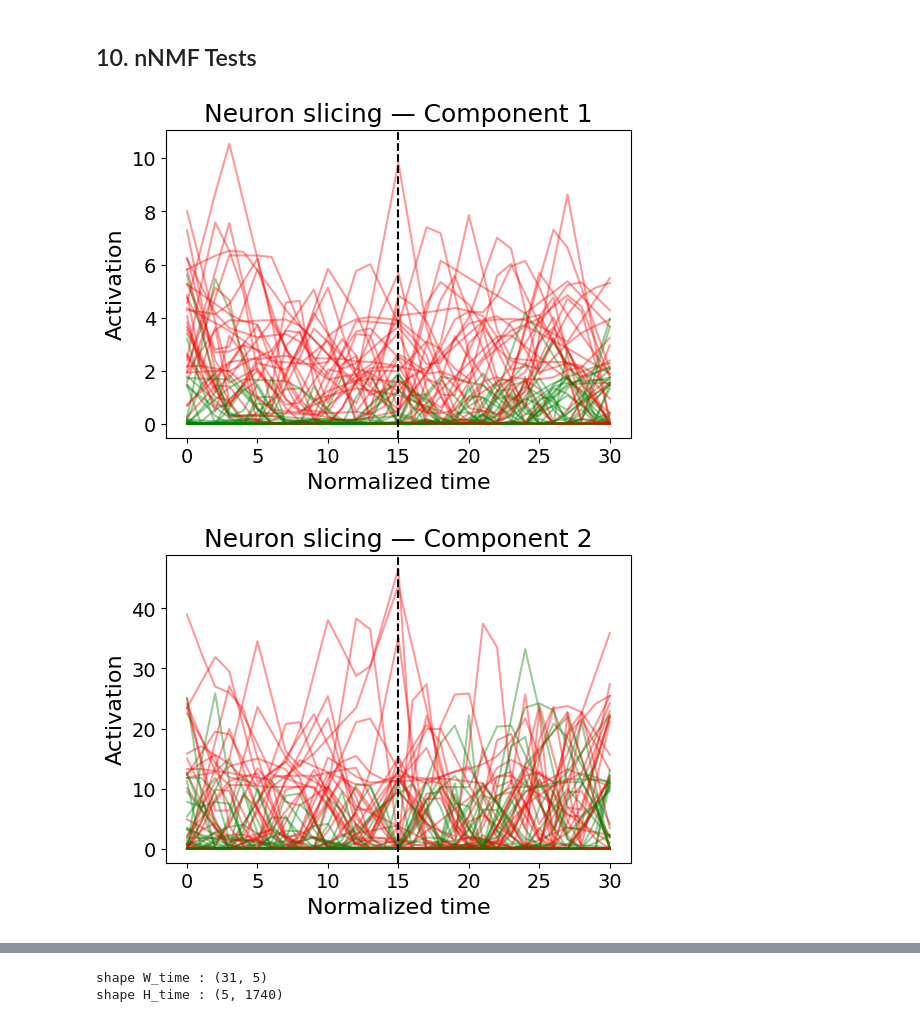
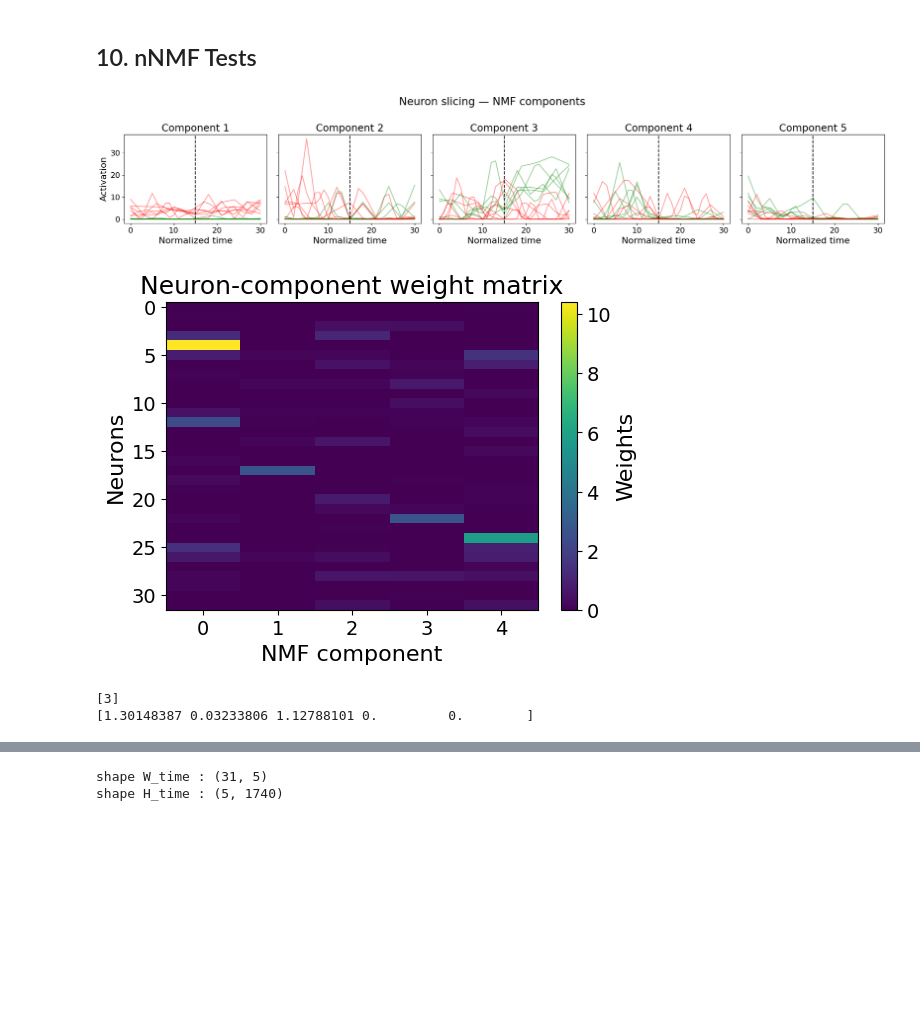
Before and after one commit to Clairaxe/Stage, a Jupyter notebook: projet/main/3_TimeWarp.ipynb, the cells around one changed output, grey strips where cells are left out. Cells and saved outputs as stored; diff of their text form; code cells hidden in the pictures; blank space fills up the shorter version.

```diff
--- a/projet/main/3_TimeWarp.ipynb
+++ b/projet/main/3_TimeWarp.ipynb
@@ -908,7 +908,7 @@ def run_nmf(M, n_components=5, seed=0, max_iter=1000):
 # %%
 X, info = build_warped_lap_tensor(
     data_11,
-    session="run", # "run" ou "prerun" ou "postrun"
+    session="postrun", # "run" ou "prerun" ou "postrun"
     dt_ms=50,
     use_regions="HPC", # "HB" ou "BLA" ou "HPC"
     excit_only=True,
@@ -924,16 +924,30 @@ K = H_neuron.shape[0]
 N, T, L = X.shape
 H_neuron_tensor = H_neuron.reshape(K, T, L)
 
-for k in range(K):
-    plt.figure(figsize=(6, 4))
+fig, axes = plt.subplots(1, K, figsize=(4*K, 4), sharey=True)
+
+for k, ax in enumerate(axes):
+
     for l in range(L):
         col = "red" if info["lap_labels"][l] else "green"
-        plt.plot(H_neuron_tensor[k, :, l], color=col, alpha=0.4)
-    plt.axvline(T // 2, color="black", linestyle="--")
-    plt.title(f"Neuron slicing — Component {k+1}")
-    plt.xlabel("Normalized time")
-    plt.ylabel("Activation")
-    plt.show()
+
+        ax.plot(
+            H_neuron_tensor[k, :, l],
+            color=col,
+            alpha=0.4
+        )
+
+    ax.axvline(T // 2, color="black", linestyle="--")
+
+    ax.set_title(f"Component {k+1}")
+    ax.set_xlabel("Normalized time")
+
+    if k == 0:
+        ax.set_ylabel("Activation")
+
+plt.suptitle("Neuron slicing — NMF components")
+plt.tight_layout()
+plt.show()
 
 plt.figure(figsize=(6, 4))
 plt.imshow(W_neuron, aspect="auto", cmap="viridis")
@@ -945,60 +959,48 @@ plt.show()
 
 ################################################################### TEST
 
 global_idx = 150
 local = np.where(info["neuron_idx"] == global_idx)[0]
 print(local)
 local_idx = local[0]
 print(W_neuron[local_idx])
 
 def top_neurons_by_nmf_component(W, neuron_idx, component=0, top_k=3):
     weights = W[:, component]
     order = np.argsort(weights)[::-1][:top_k]
 
     out = []
     for sel_i in order:
         full_i = neuron_idx[sel_i]
         out.append((int(full_i), float(weights[sel_i])))
 
     return out
 
-for k in range(K):
-    top = top_neurons_by_nmf_component(
-        W_neuron,
-        info["neuron_idx"],
-        component=k,
-        top_k=3
-    )
+fig, axes = plt.subplots(1, K, figsize=(4*K, 3), sharey=True)
 
-    print(f"\nTop 10 neurons for NMF component {k+1}:")
-    for full_i, weight in top:
-        print(f"  neuron {full_i:4d}  weight={weight:.4f}")
-
-top_nmf = {
-    k+1: [full_i for full_i, weight in top_neurons_by_nmf_component(
-        W_neuron, info["neuron_idx"], component=k, top_k=3
-    )]
-    for k in range(K)
-}
-
-for k in range(K):
+for k, ax in enumerate(axes):
 
     top = np.argsort(W_neuron[:, k])[::-1][:10]
 
-    plt.figure(figsize=(5,3))
-    plt.bar(range(len(top)), W_neuron[top, k])
+    ax.bar(range(len(top)), W_neuron[top, k])
 
-    plt.xticks(
-        range(len(top)),
+    ax.set_xticks(range(len(top)))
+    ax.set_xticklabels(
         info["neuron_idx"][top],
         rotation=45
     )
 
-    plt.xlabel("Neuron")
-    plt.ylabel("Weight")
-    plt.title(f"Top neurons — component {k+1}")
-    plt.tight_layout()
-    plt.show()
+    ax.set_xlabel("Neuron")
+    ax.set_title(f"Component {k+1}")
+
+    if k == 0:
+        ax.set_ylabel("Weight")
+
+plt.suptitle("Top neurons by NMF component")
+plt.tight_layout()
+plt.show()
 # %% [output]
-[figure, old version]
+[figure, new version]
-[figure, old version]
+[figure, new version]
+[3]
+[1.30148387 0.03233806 1.12788101 0.         0.        ]
```
Also changed, not shown: parts of 1 cell of this notebook, 2 other files.
